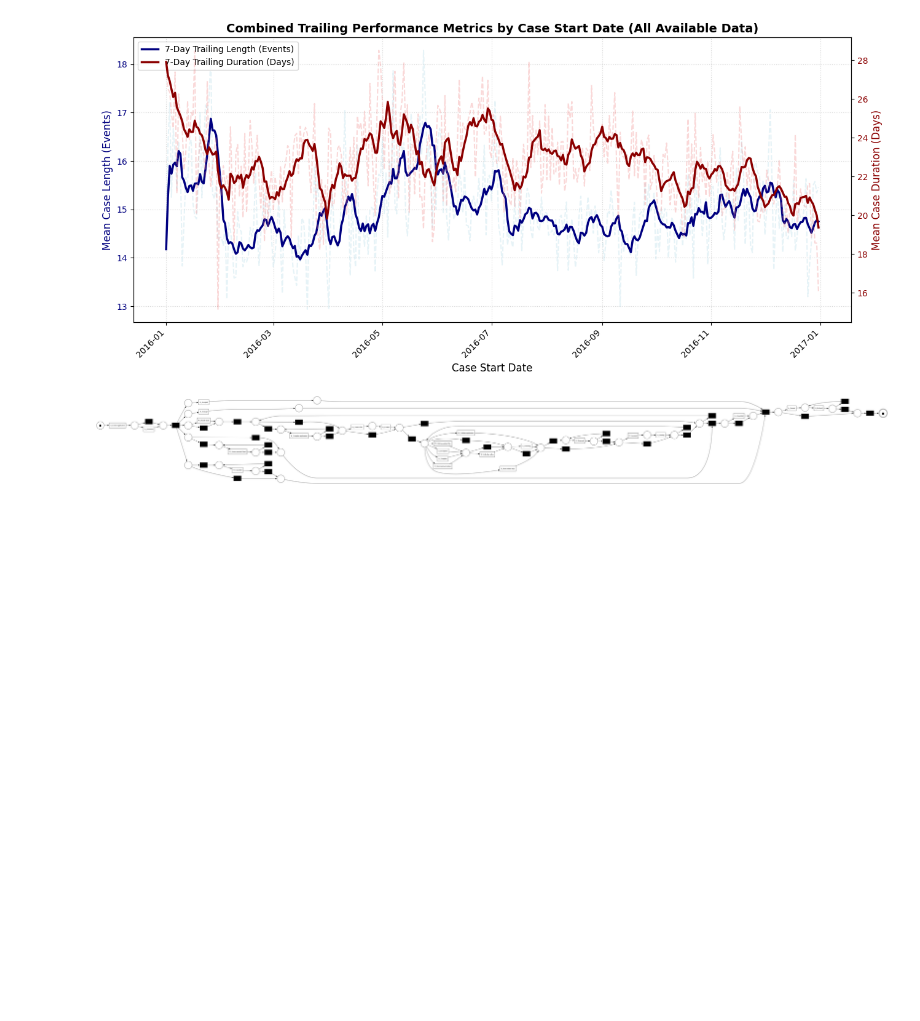
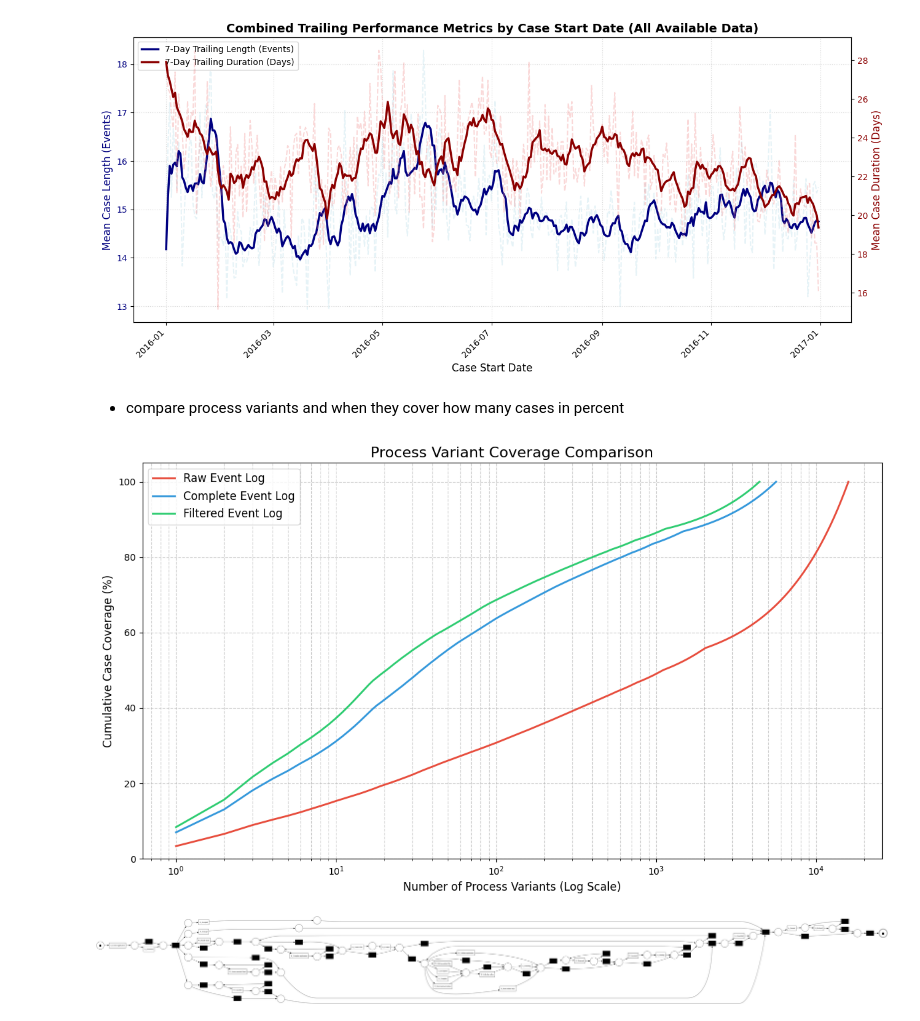
Before and after one commit to danielsich/BPIC_17_Data2Process, a Jupyter notebook: notebooks/test.ipynb, the cells around one changed output. Cells and saved outputs as stored; diff of their text form; code cells hidden in the pictures; blank space fills up the shorter version.

Commit message:
second plot

```diff
--- a/notebooks/test.ipynb
+++ b/notebooks/test.ipynb
@@ -404,6 +404,69 @@ display_combined_trailing_metrics_plot(filtered_event_log)
 [figure]
 [figure]
 [figure]
+# %% [markdown]
+- compare process variants and when they cover how many cases in percent
+# %%
+
+def calculate_cumulative_coverage(log):
+    """
+    Calculates the cumulative percentage of cases covered by process variants.
+    """
+    # Extract variants
+    variants = pm4py.get_variants(log)
+
+    # Check if there are any variants (edge case handling)
+    if not variants:
+        return np.array([])
+
+    # Check the type of the values in the dictionary
+    first_val = next(iter(variants.values()))
+
+    if isinstance(first_val, int):
+        # If the values are already integers (counts), just sort them directly
+        variant_counts = sorted(variants.values(), reverse=True)
+    else:
+        # If the values are lists of traces, get their lengths
+        variant_counts = sorted([len(traces) for traces in variants.values()], reverse=True)
+
+    total_cases = sum(variant_counts)
+    cumulative_counts = np.cumsum(variant_counts)
+
+    # Convert to cumulative percentages
+    cumulative_percentage = (cumulative_counts / total_cases) * 100
+
+    return cumulative_percentage
+
+
+cov_raw = calculate_cumulative_coverage(raw_event_log)
+cov_complete = calculate_cumulative_coverage(complete_event_log)
+cov_filtered = calculate_cumulative_coverage(filtered_event_log)
+
+# 3. Create the plot
+plt.figure(figsize=(12, 7))
+
+# Plot each array. The x-axis is the variant rank (1 to N)
+plt.plot(range(1, len(cov_raw) + 1), cov_raw, label='Raw Event Log', linewidth=2, color='#e74c3c')
+plt.plot(range(1, len(cov_complete) + 1), cov_complete, label='Complete Event Log', linewidth=2, color='#3498db')
+plt.plot(range(1, len(cov_filtered) + 1), cov_filtered, label='Filtered Event Log', linewidth=2, color='#2ecc71')
+
+# Set x-axis to logarithmic scale
+plt.xscale('log')
+
+# Formatting the plot
+plt.title('Process Variant Coverage Comparison', fontsize=16)
+plt.xlabel('Number of Process Variants (Log Scale)', fontsize=12)
+plt.ylabel('Cumulative Case Coverage (%)', fontsize=12)
+plt.ylim(0, 105)
+
+# Add gridlines that show up nicely on the log scale
+plt.grid(True, which="both", ls="--", alpha=0.6)
+plt.legend(fontsize=12)
+
+plt.tight_layout()
+plt.show()
+# %% [output]
+[figure, added]
 # %%
 inductive_net, inductive_im, inductive_fm = pm4py.discover_petri_net_inductive(filtered_event_log)
 pm4py.view_petri_net(inductive_net, inductive_im, inductive_fm)
```
